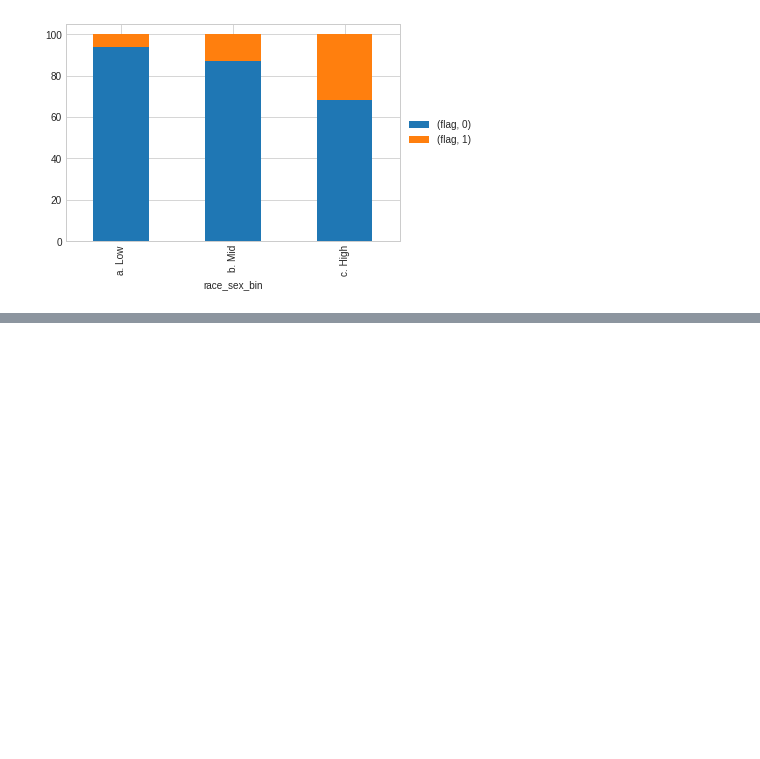
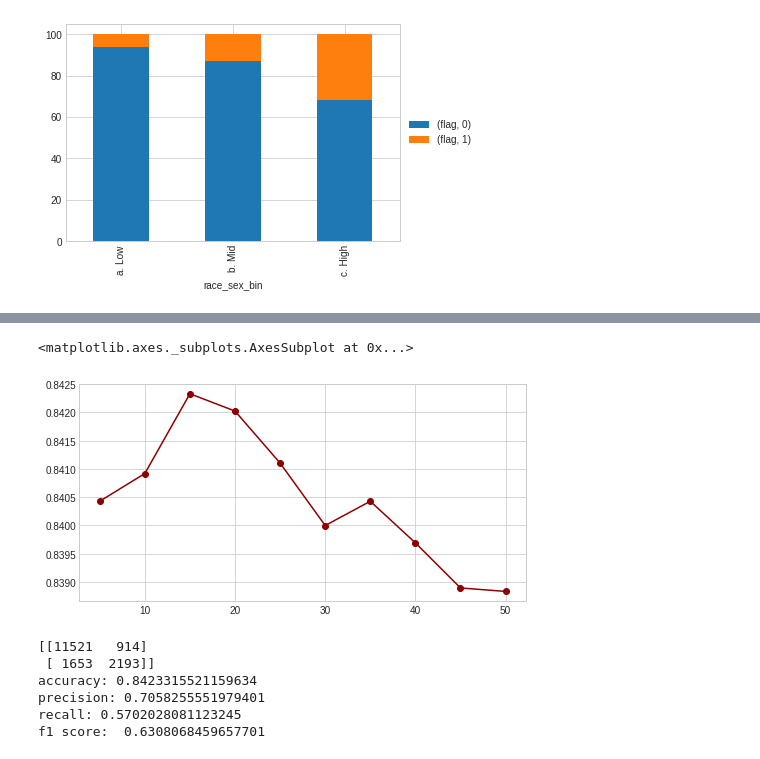
Before and after one commit to chiranjeevi-manike/IBM-Cognitiveclass.ai, a Jupyter notebook: Adult_data_Analysis.ipynb, the cells around one changed output, grey strips where cells are left out. Saved outputs shown, nothing was run; the diff lists cells and outputs as text; code cells hidden in the pictures; blank space fills up the shorter version.

```diff
--- a/Adult_data_Analysis.ipynb
+++ b/Adult_data_Analysis.ipynb
@@ -239,0 +425,15 @@ plt.legend(loc='center left', bbox_to_anchor=(1.0, 0.5))
+# %%
+results = []
+min_samples_leaf_options = [5,10,15,20,25,30,35,40,45,50]
+for trees in min_samples_leaf_options:
+    model = DecisionTreeClassifier(max_depth=10, random_state=101, max_features = None, min_samples_leaf = trees)
+    model.fit(x_train, y_train)
+    y_pred = model.predict(x_test)
+    accuracy = np.mean(y_test==y_pred)
+    results.append(accuracy)
+
+plt.figure(figsize=(8,4))
+pd.Series(results, min_samples_leaf_options).plot(color="darkred",marker="o")
+# %% [output]
+<matplotlib.axes._subplots.AxesSubplot at 0x...>
+[figure, added]
@@ -239,0 +444,22 @@ plt.legend(loc='center left', bbox_to_anchor=(1.0, 0.5))
+# %%
+test_calc = pd.concat([pd.DataFrame(y_test).reset_index(drop=True),pd.DataFrame(y_pred).reset_index(drop=True)],axis=1)
+test_calc.rename(columns={0: 'predicted'}, inplace=True)
+
+test_calc['predicted'] = test_calc['predicted'].apply(lambda x: 1 if x > 0.5 else 0)
+df_table = confusion_matrix(test_calc['y'],test_calc['predicted'])
+print (df_table)
+
+print('accuracy:', (df_table[0,0] + df_table[1,1]) / (df_table[0,0] + df_table[0,1] + df_table[1,0] + df_table[1,1]))
+print ('precision:', df_table[1,1] / (df_table[1,1] + df_table[0,1]))
+print('recall:', df_table[1,1] / (df_table[1,1] + df_table[1,0]))
+
+p = df_table[1,1] / (df_table[1,1] + df_table[0,1])
+r = df_table[1,1] / (df_table[1,1] + df_table[1,0])
+print('f1 score: ', (2*p*r)/(p+r))
+# %% [output]
+[[11521   914]
+ [ 1653  2193]]
+accuracy: 0.8423315521159634
+precision: 0.7058255551979401
+recall: 0.5702028081123245
+f1 score:  0.6308068459657701
```
Also changed, not shown: parts of 31 cells of this notebook.
